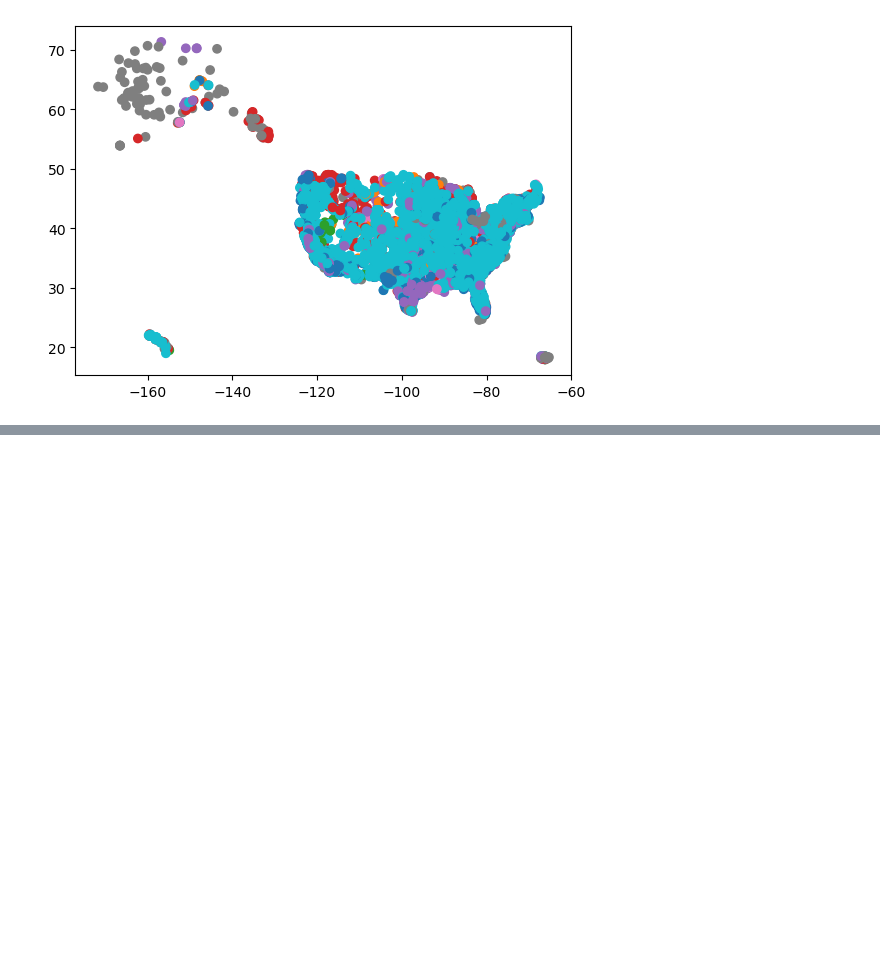
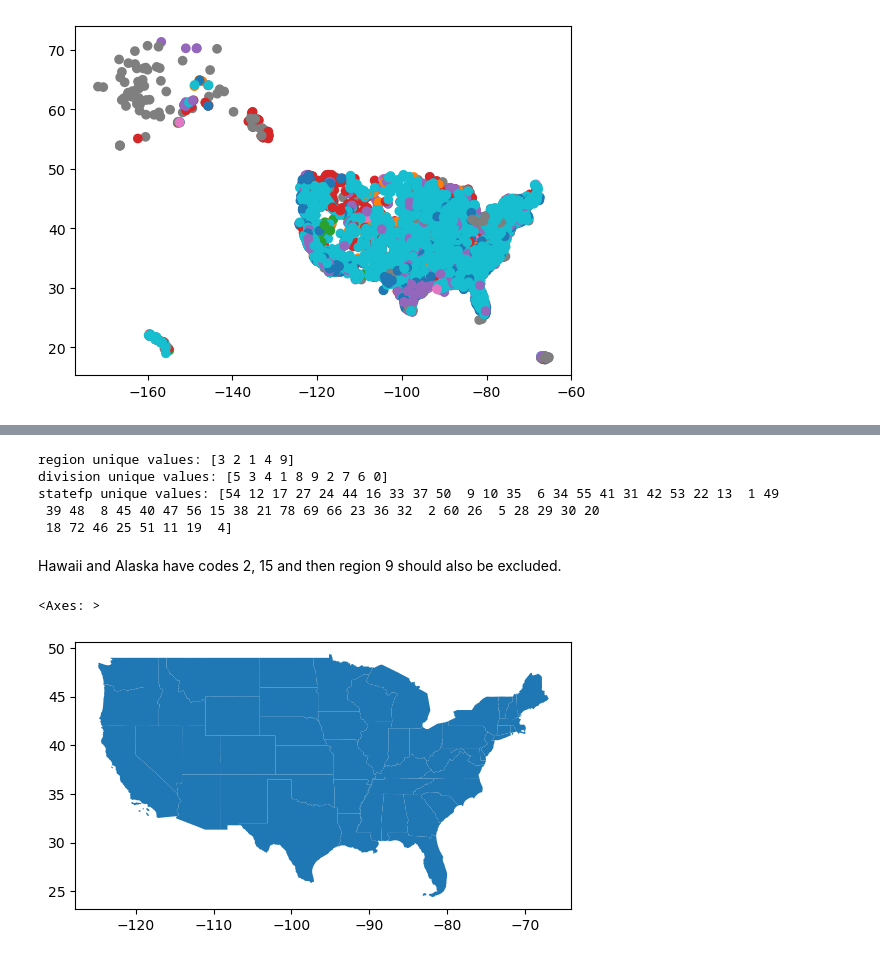
Before and after one commit to marinakochuten/eds220-2024-in-class, a Jupyter notebook: week5-csv-to-geodf.ipynb, the cells around one changed output, grey strips where cells are left out. Saved outputs shown, nothing was run; the diff lists cells and outputs as text; code cells hidden in the pictures; blank space fills up the shorter version.

```diff
--- a/week5-csv-to-geodf.ipynb
+++ b/week5-csv-to-geodf.ipynb
@@ -104,0 +179,6 @@ states.head(3)
+# %%
+ code_cols = ['region', 'division', 'statefp']
+
+# Check whether codes columns are strings
+ for column in code_cols:
+    print(f"{column} is string dtype? {is_string_dtype(states[column])}")
@@ -104,0 +199,5 @@ states.head(3)
+# %%
+# Update code columns into integers
+for column in code_cols:
+    states[column] = states[column].astype('int')
+    assert is_numeric_dtype(states[column])   # Check conversion
@@ -104,0 +226,20 @@ states.head(3)
+# %%
+# Find unique values
+for column in code_cols:
+    print(f"{column} unique values: {states[column].unique()}")
+# %% [output]
+region unique values: [3 2 1 4 9]
+division unique values: [5 3 4 1 8 9 2 7 6 0]
+statefp unique values: [54 12 17 27 24 44 16 33 37 50  9 10 35  6 34 55 41 31 42 53 22 13  1 49
+ 39 48  8 45 40 47 56 15 38 21 78 69 66 23 36 32  2 60 26  5 28 29 30 20
+ 18 72 46 25 51 11 19  4]
+# %% [markdown]
+Hawaii and Alaska have codes 2, 15 and then region 9 should also be excluded.
+# %%
+# Select contiguous US states
+contiguous = states[ (states.region!=9) & (~states.statefp.isin([2,15])) ]
+# %%
+contiguous.plot()
+# %% [output]
+<Axes: >
+[figure, added]
```
Also changed, not shown: parts of 27 cells of this notebook.
